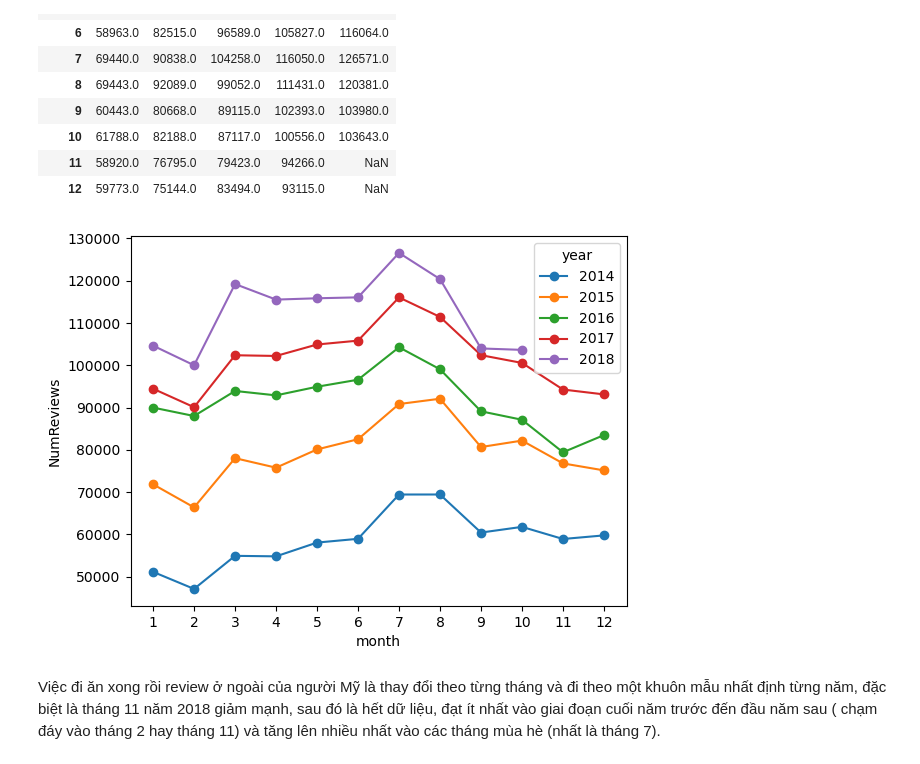
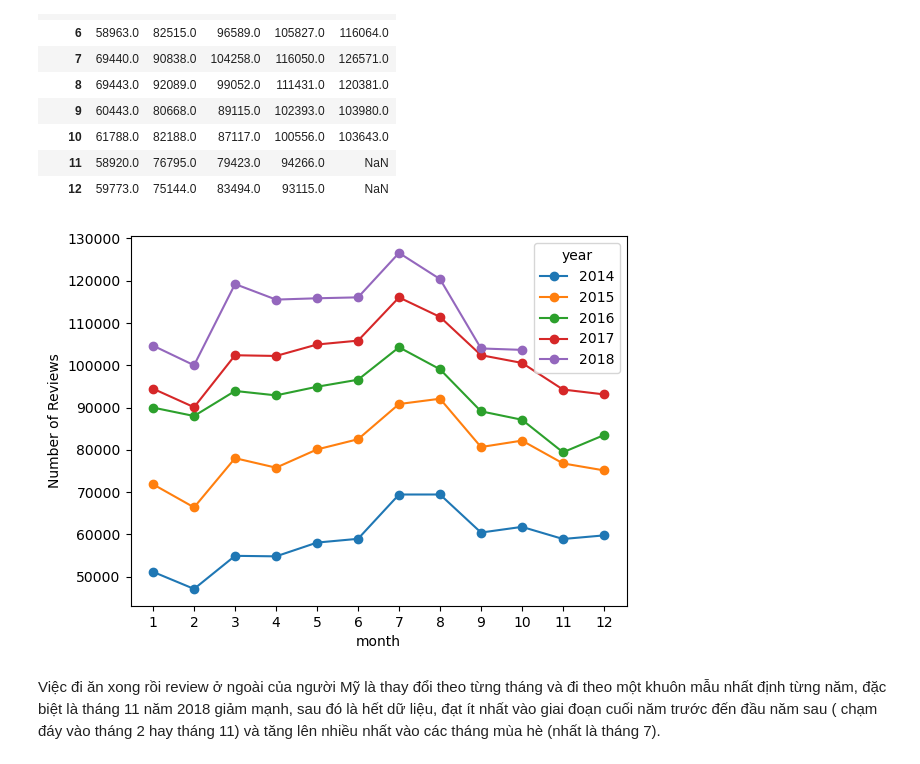
Before and after one commit to Chamelsqr999/P4DS, a Jupyter notebook: 20127107_FinalProject.ipynb, the cells around one changed output. Saved outputs shown, nothing was run; the diff lists cells and outputs as text; code cells hidden in the pictures.

```diff
--- a/20127107_FinalProject.ipynb
+++ b/20127107_FinalProject.ipynb
@@ -445,10 +438,10 @@ num_reviews_each_month_df
 | 12 | 59773.0 | 75144.0 | 83494.0 | 93115.0 | NaN |
 # %%
 num_reviews_each_month_df.plot.line(marker='o')
-plt.ylabel('NumReviews');
+plt.ylabel('Number of Reviews');
 plt.xticks(range(1,13));
 # %% [output]
-[figure, old version]
+[figure, new version]
 # %% [markdown]
 Việc đi ăn xong rồi review ở ngoài của người Mỹ là thay đổi theo từng tháng và đi theo một khuôn mẫu nhất định từng năm, đặc biệt là tháng 11 năm 2018 giảm mạnh, sau đó là hết dữ liệu, đạt ít nhất vào giai đoạn cuối năm trước đến đầu năm sau ( chạm đáy vào tháng 2 hay tháng 11) và tăng lên nhiều nhất vào các tháng mùa hè (nhất là tháng 7).
 # %% [markdown]
```
Also changed, not shown: parts of 29 cells of this notebook.
